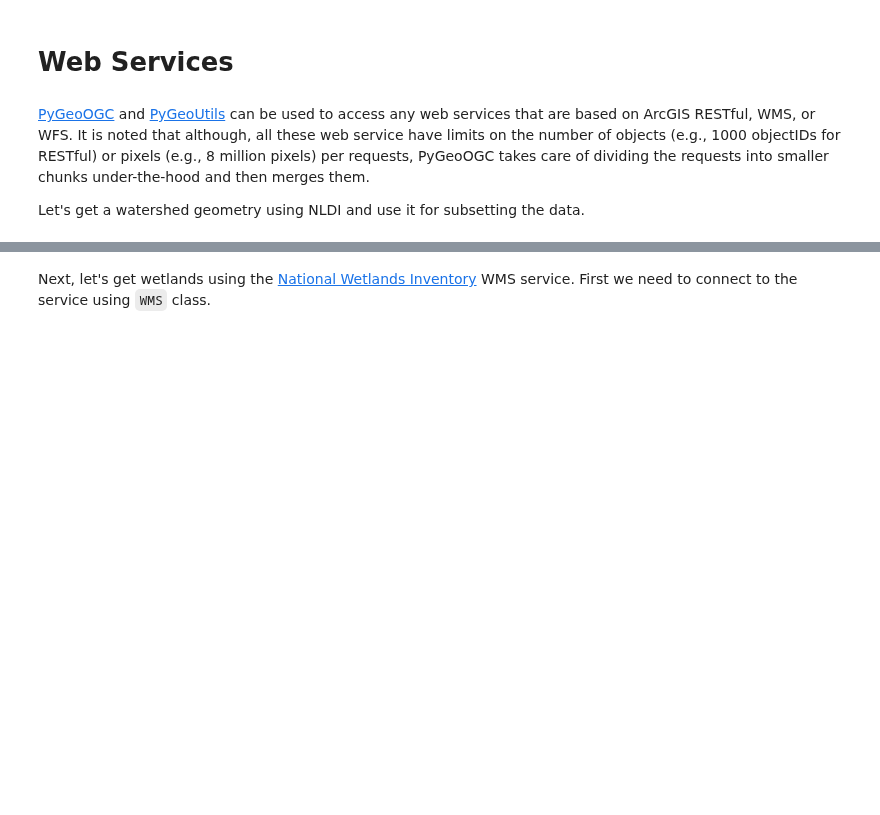
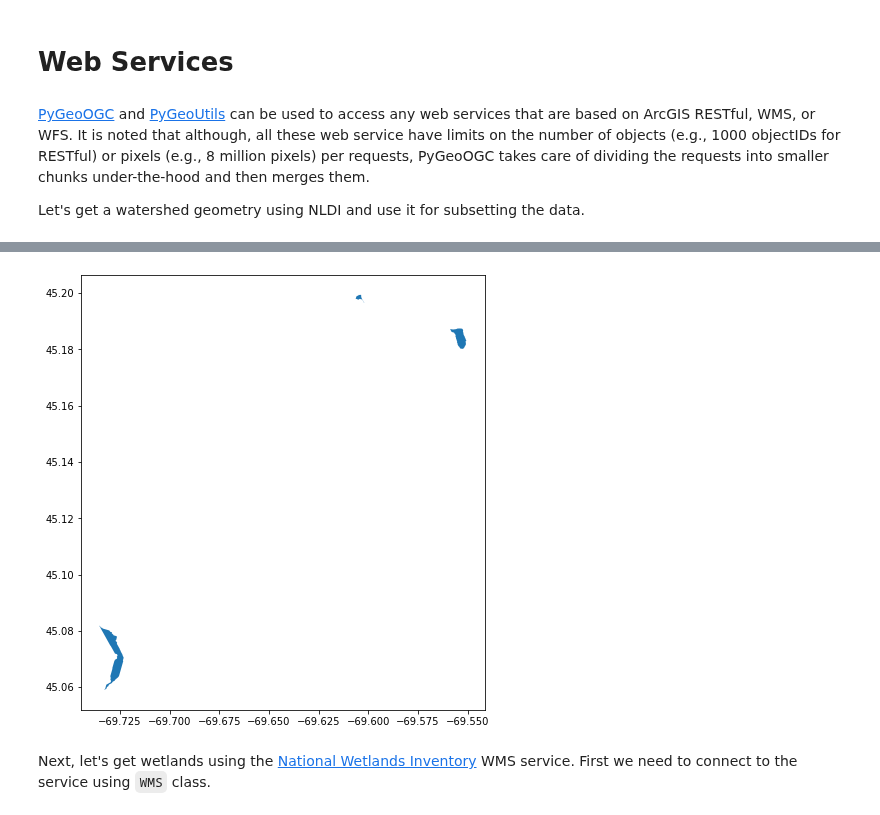
Before and after one commit to hyriver/pygeohydro, a Jupyter notebook: docs/examples/webservices.ipynb, the cells around one changed output, grey strips where cells are left out. Saved outputs shown, nothing was run; the diff lists cells and outputs as text; code cells hidden in the pictures; blank space fills up the shorter version.

```diff
--- a/docs/examples/webservices.ipynb
+++ b/docs/examples/webservices.ipynb
@@ -29,3 +49,7 @@ huc12.plot(figsize=(8, 8));
+# %%
+catchments.plot(figsize=(8, 8));
+# %% [output]
+[figure, added]
 # %% [markdown]
 Next, let's get wetlands using the [National Wetlands Inventory](https://www.fws.gov/wetlands/) WMS service. First we need to connect to the service using ``WMS`` class.
 # %%
```
Also changed, not shown: parts of 16 cells of this notebook, 5 other files.
